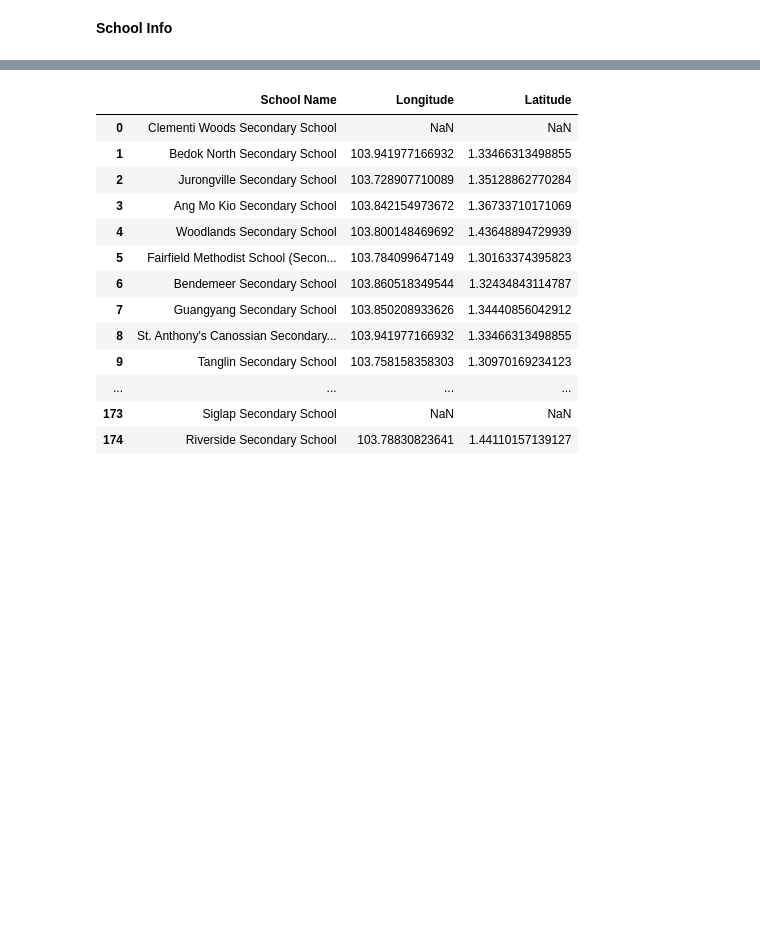
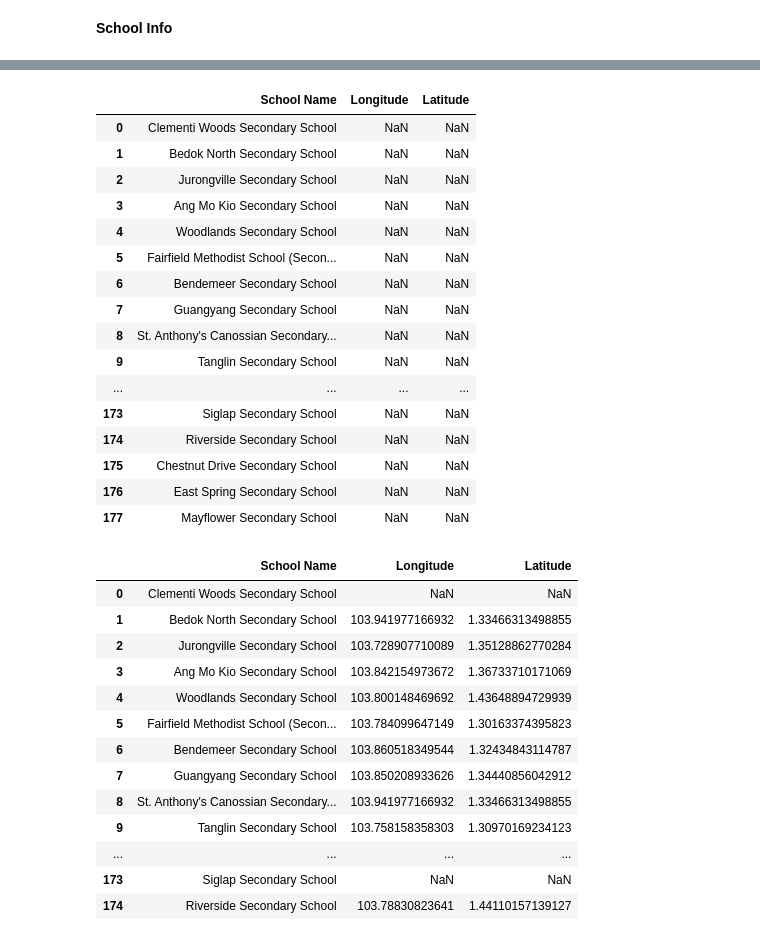
Before and after one commit to yourlaststraw/visualising-hdb-resale-prices, a Jupyter notebook: data/data-generator-2.ipynb, the cells around one changed output, grey strips where cells are left out. Saved outputs shown, nothing was run; the diff lists cells and outputs as text; code cells hidden in the pictures; blank space fills up the shorter version.

```diff
--- a/data/data-generator-2.ipynb
+++ b/data/data-generator-2.ipynb
@@ -104,3 +105,11 @@ MRT_LRT_full_info = MRT_LRT_full_info.dropna()
 MRT_LRT_full_info.to_csv('MRT_LRT_full_info.csv', index=False)
 # %% [markdown]
 **School Info**
+# %%
+response = requests.get('https://singaporeschools.fandom.com/wiki/List_of_Secondary_Schools_in_Singapore')
+soup = BeautifulSoup(response.text, 'html.parser')
+
+body = soup.find('div', id="content")
+toc = body.find(id='toc')
+toc.decompose()
+li_elements = body.select('table')
@@ -106,0 +120,3 @@ MRT_LRT_full_info.to_csv('MRT_LRT_full_info.csv', index=False)
+# %%
+for li in li_elements:
+    print(li.text)
@@ -108,6 +142,26 @@ MRT_LRT_full_info.to_csv('MRT_LRT_full_info.csv', index=False)
 columns = ['School Name', 'Longitude', 'Latitude']
 schools = pd.DataFrame(columns=columns)
 schools['School Name'] = list(set([li.text.split(',')[0] for li in li_elements]))
+# %%
+schools
+# %% [output]
+|  | School Name | Longitude | Latitude |
+| 0 | Clementi Woods Secondary School | NaN | NaN |
+| 1 | Bedok North Secondary School | NaN | NaN |
+| 2 | Jurongville Secondary School | NaN | NaN |
+| 3 | Ang Mo Kio Secondary School | NaN | NaN |
+| 4 | Woodlands Secondary School | NaN | NaN |
+| 5 | Fairfield Methodist School (Secon... | NaN | NaN |
+| 6 | Bendemeer Secondary School | NaN | NaN |
+| 7 | Guangyang Secondary School | NaN | NaN |
+| 8 | St. Anthony's Canossian Secondary... | NaN | NaN |
+| 9 | Tanglin Secondary School | NaN | NaN |
+| ... | ... | ... | ... |
+| 173 | Siglap Secondary School | NaN | NaN |
+| 174 | Riverside Secondary School | NaN | NaN |
+| 175 | Chestnut Drive Secondary School | NaN | NaN |
+| 176 | East Spring Secondary School | NaN | NaN |
+| 177 | Mayflower Secondary School | NaN | NaN |
 # %%
 for index,row in schools.iterrows():
     params['searchVal'] = row['School Name']
```
Also changed, not shown: parts of 6 cells of this notebook, 7 other files.
